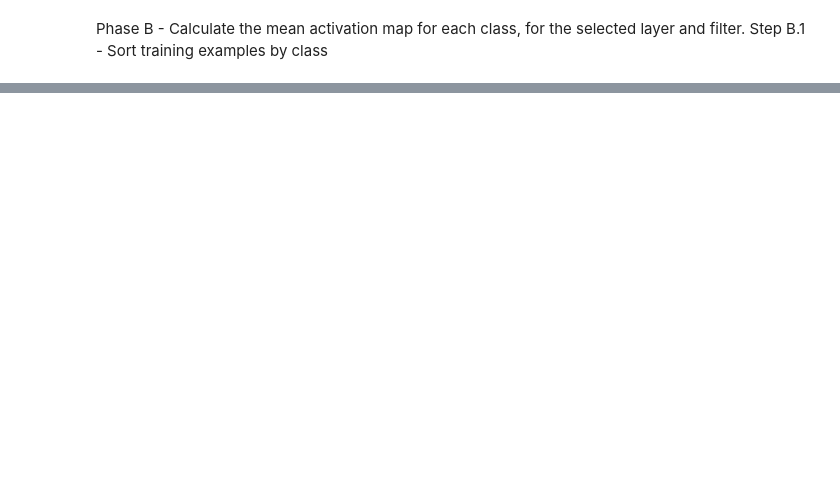
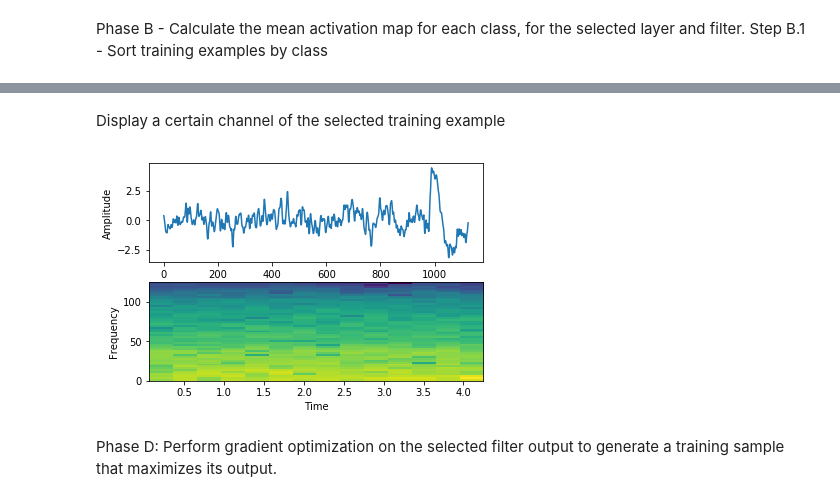
Before and after one commit to erap129/EEGNAS, a Jupyter notebook: filter_visualization.ipynb, the cells around one changed output, grey strips where cells are left out. Saved outputs shown, nothing was run; the diff lists cells and outputs as text; code cells hidden in the pictures; blank space fills up the shorter version.

```diff
--- a/filter_visualization.ipynb
+++ b/filter_visualization.ipynb
@@ -166,0 +221,9 @@ tongue_X = train_set.X[np.where(train_set.y == 3)]
+# %%
+summed_train_example = np.swapaxes(np.sum(train_set.X, axis=0), 0, 1)
+curr_sum = 0
+window_index = 0
+for i in range(summed_train_example.shape[0] - field_size[0]):
+    if np.sum(summed_train_example[i:i+field_size[0]]) > curr_sum:
+        curr_sum = np.sum(summed_train_example[i:i+field_size[0]])
+        window_index = i
+print(f'The window index is {window_index}')
@@ -166,0 +268,12 @@ tongue_X = train_set.X[np.where(train_set.y == 3)]
+# %%
+curr_output, _ = get_activation_maps(train_set.X, select_layer)
+curr_output_sum = np.sum(curr_output, axis=0)
+curr_output_sum.shape
+curr_sum = float("-infinity")
+window_index = 0
+window_size = 10
+for i in range(len(curr_output_sum) - window_size):
+    if np.abs(np.sum(curr_output_sum[i:i+window_size])) > curr_sum:
+        curr_sum = np.sum(curr_output_sum[i:i+window_size])
+        window_index = i
+print(f'The window index is {window_index}')
@@ -166,0 +286,11 @@ tongue_X = train_set.X[np.where(train_set.y == 3)]
+# %%
+max_activation = 0
+for example in train_set.X:
+    trained_output, _ = get_activation_maps(example[None, :, :], select_layer)
+    print(trained_output.shape)
+    curr_activation = np.abs(np.sum(trained_output[select_filter][window_index:window_index+window_size]))
+    if curr_activation > max_activation:
+        max_activation = curr_activation
+        selected_example = example
+
+selected_example
@@ -166,0 +328,18 @@ tongue_X = train_set.X[np.where(train_set.y == 3)]
+# %% [markdown]
+Display a certain channel of the selected training example
+# %%
+selected_channel = 0
+
+plt.subplot(211)
+plt.plot(np.arange(len(selected_example[0])), selected_example[0])
+plt.xlabel('Sample')
+plt.ylabel('Amplitude')
+plt.subplot(212)
+powerSpec, freqFound, time, imageAxis = plt.specgram(selected_example[0], NFFT=100, Fs=250, noverlap=25)
+plt.xlabel('Time')
+plt.ylabel('Frequency')
+plt.show()
+# %% [output]
+[figure, added]
+# %% [markdown]
+Phase D: Perform gradient optimization on the selected filter output to generate a training sample that maximizes its output.
```
Also changed, not shown: parts of 27 cells of this notebook, 4 other files.
